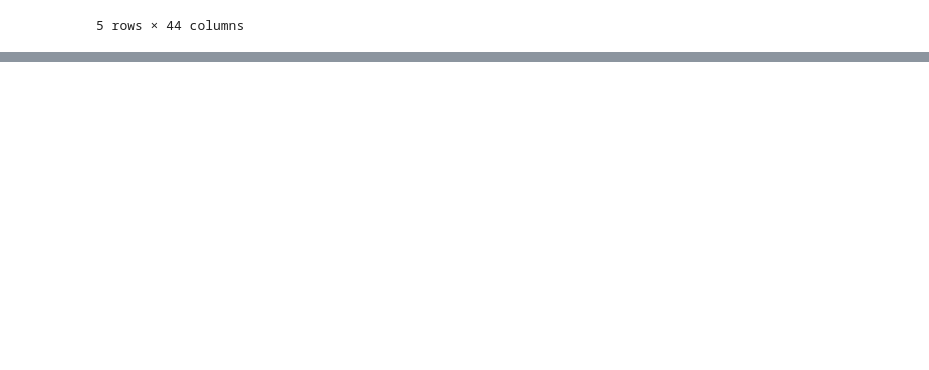
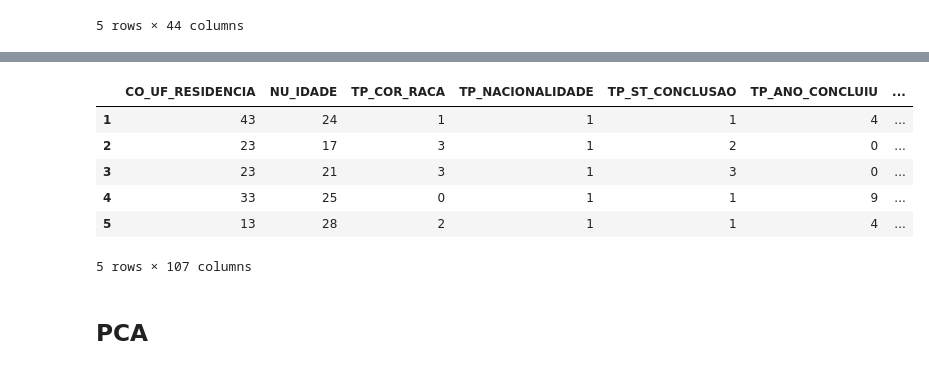
Before and after one commit to brunocmartins/aceleradev-data-science, a Jupyter notebook: enem-4/main.ipynb, the cells around one changed output, grey strips where cells are left out. Drawn from its saved outputs; the diff is of its cells as text; code cells hidden in the pictures; blank space fills up the shorter version.

```diff
--- a/enem-4/main.ipynb
+++ b/enem-4/main.ipynb
@@ -99,0 +115,3 @@ train_infos[train_infos['dtype'] == 'int64']
+# %%
+train_cat = pd.get_dummies(train_cat)
+train_cat.head()
@@ -99,0 +126,11 @@ train_infos[train_infos['dtype'] == 'int64']
+# %%
+train_final = pd.concat([train_num, train_cat], axis=1)
+train_final.head()
+# %% [output]
+|  | CO_UF_RESIDENCIA | NU_IDADE | TP_COR_RACA | TP_NACIONALIDADE | TP_ST_CONCLUSAO | TP_ANO_CONCLUIU | ... |
+| 1 | 43 | 24 | 1 | 1 | 1 | 4 | ... |
+| 2 | 23 | 17 | 3 | 1 | 2 | 0 | ... |
+| 3 | 23 | 21 | 3 | 1 | 3 | 0 | ... |
+| 4 | 33 | 25 | 0 | 1 | 1 | 9 | ... |
+| 5 | 13 | 28 | 2 | 1 | 1 | 4 | ... |
+5 rows × 107 columns
@@ -99,0 +143,2 @@ train_infos[train_infos['dtype'] == 'int64']
+# %% [markdown]
+## PCA
```
Also changed, not shown: parts of 38 cells of this notebook, 1 other file.
